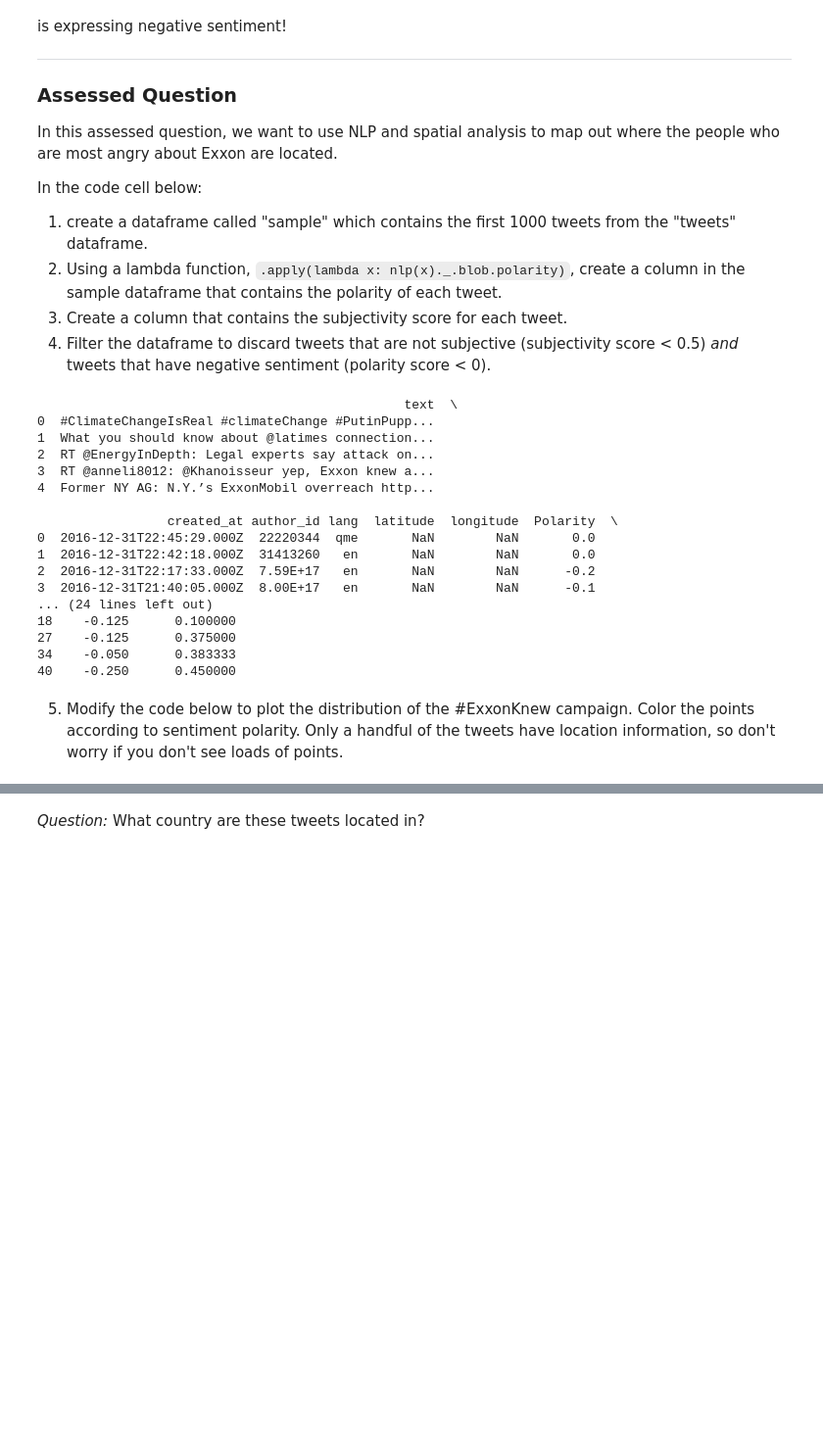
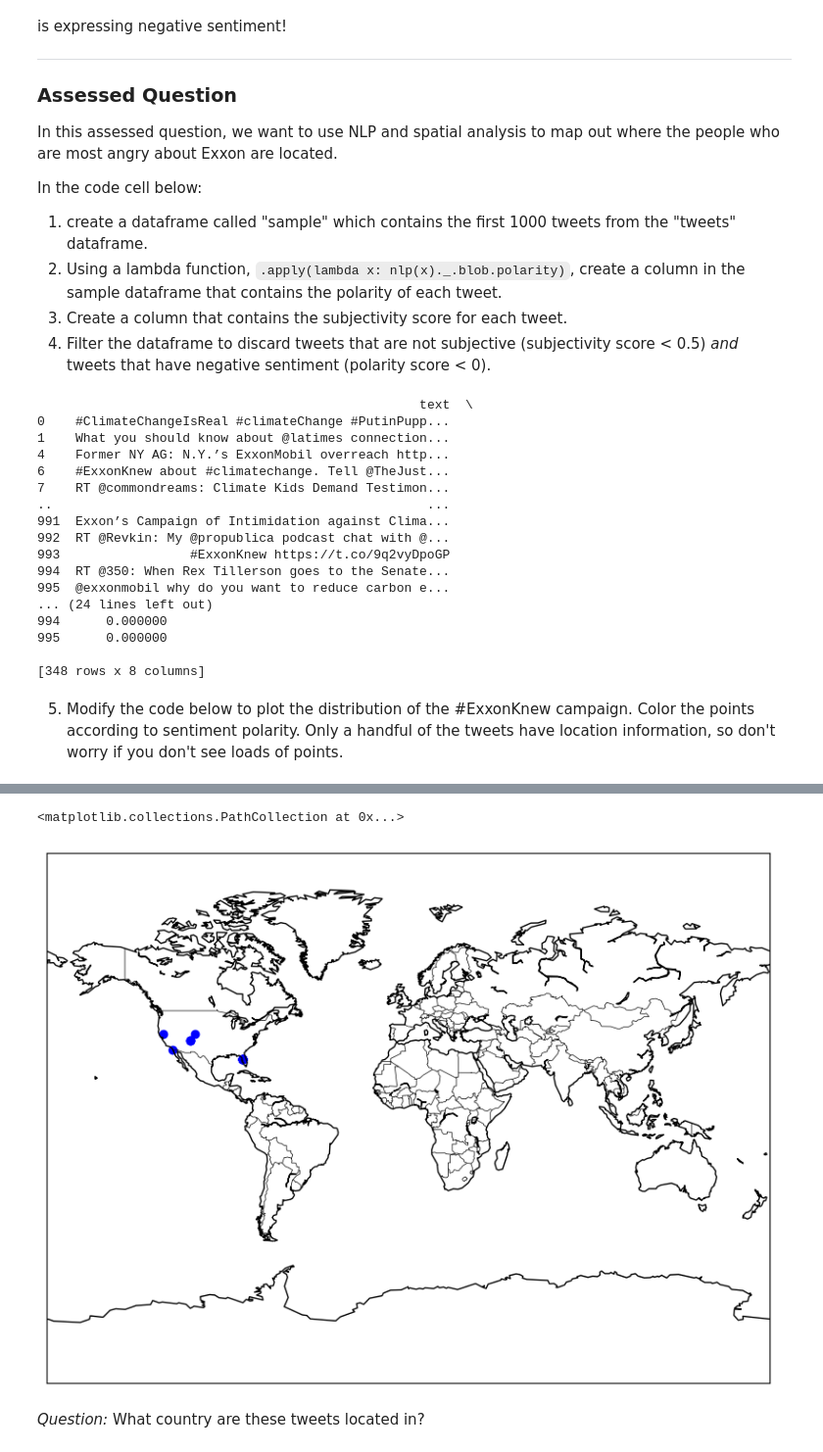
Before and after one commit to capucinelabouret/QM2, a Jupyter notebook: notebooks/W04. Natural Language Processing.ipynb, the cells around one changed output, grey strips where cells are left out. Shown at 98% size. Drawn from its saved outputs; the diff is of its cells as text; code cells hidden in the pictures; blank space fills up the shorter version.

```diff
--- a/notebooks/W04. Natural Language Processing.ipynb
+++ b/notebooks/W04. Natural Language Processing.ipynb
@@ -622,46 +608,38 @@ In the code cell below:
 3. Create a column that contains the subjectivity score for each tweet.
 4. Filter the dataframe to discard tweets that are not subjective (subjectivity score < 0.5) *and* tweets that have negative sentiment (polarity score < 0).
 # %%
-import pandas as pd
-import spacy
-from spacytextblob.spacytextblob import SpacyTextBlob
-
-nlp = spacy.load('en_core_web_sm')
-nlp.add_pipe("spacytextblob")
-doc = nlp(text)
-
-tweets=pd.read_csv('data/wk4/Exxon_tweets_clean.csv')
+from textblob.en import subjectivity
 sample = tweets.head(1000).copy()
-
 sample['Polarity'] = sample['text'].apply(lambda x: nlp(x)._.blob.polarity)
 sample['Subjectivity'] = sample['text'].apply(lambda x: nlp(x)._.blob.subjectivity)
-
-print(sample.head())
-
-condition = (sample['Subjectivity'] <0.5) & (sample['Polarity'] <0)
-filtered_sample = sample[condition]
-print(filtered_sample.head())
+max_subjectivity=0.5
+min_polarity=0
+polarity_condition=(sample['Polarity']>=min_polarity)
+subjectivity_condition=(sample['Subjectivity']<=max_subjectivity)
+filtered_data=sample[polarity_condition & subjectivity_condition]
+print(filtered_data)
 # %% [output]
-                                                text  \
-0  #ClimateChangeIsReal #climateChange #PutinPupp...
-1  What you should know about @latimes connection...
-2  RT @EnergyInDepth: Legal experts say attack on...
-3  RT @anneli8012: @Khanoisseur yep, Exxon knew a...
-4  Former NY AG: N.Y.’s ExxonMobil overreach http...
+                                                  text  \
+0    #ClimateChangeIsReal #climateChange #PutinPupp...
+1    What you should know about @latimes connection...
+4    Former NY AG: N.Y.’s ExxonMobil overreach http...
+6    #ExxonKnew about #climatechange. Tell @TheJust...
+7    RT @commondreams: Climate Kids Demand Testimon...
+..                                                 ...
+991  Exxon’s Campaign of Intimidation against Clima...
+992  RT @Revkin: My @propublica podcast chat with @...
+993                 #ExxonKnew https://t.co/9q2vyDpoGP
+994  RT @350: When Rex Tillerson goes to the Senate...
+995  @exxonmobil why do you want to reduce carbon e...
+... (24 lines left out)
+994      0.000000
+995      0.000000
 
-                 created_at author_id lang  latitude  longitude  Polarity  \
-0  2016-12-31T22:45:29.000Z  22220344  qme       NaN        NaN       0.0
-1  2016-12-31T22:42:18.000Z  31413260   en       NaN        NaN       0.0
-2  2016-12-31T22:17:33.000Z  7.59E+17   en       NaN        NaN      -0.2
-3  2016-12-31T21:40:05.000Z  8.00E+17   en       NaN        NaN      -0.1
-... (24 lines left out)
-18    -0.125      0.100000
-27    -0.125      0.375000
-34    -0.050      0.383333
-40    -0.250      0.450000
+[348 rows x 8 columns]
 # %% [markdown]
 5. Modify the code below to plot the distribution of the #ExxonKnew campaign. Color the points according to sentiment polarity. Only a handful of the tweets have location information, so don't worry if you don't see loads of points.
 # %%
+!pip install Basemap
 import matplotlib.pyplot as plt
 from mpl_toolkits.basemap import Basemap
 
@@ -670,11 +648,22 @@ map = Basemap(projection='mill')
 map.drawcountries()
 map.drawcoastlines()
 
+latitude = filtered_data['latitude']
+longitude = filtered_data['longitude']
+sentiment_polarity = filtered_data['Polarity']
+
+
+min_polarity = sentiment_polarity.min()
+max_polarity = sentiment_polarity.max()
+normalized_polarity = (sentiment_polarity - min_polarity)/(max_polarity-min_polarity)*2-1
+cmap = plt.get_cmap('coolwarm')
 map.scatter(
-      x=,
-      y=,
-      color=,
+      x=latitude,
+      y=longitude,
+      color= 'blue',
       latlon=True,
       vmin=-1,
       vmax=0)
+
+#Answer: the tweets are likely to be located in the USA
 # %% [output]
@@ -682,2 +686,4 @@ SyntaxError: ignored
+<matplotlib.collections.PathCollection at 0x...>
+[figure, added]
 # %% [markdown]
 *Question:* What country are these tweets located in?
```
Also changed, not shown: parts of 5 cells of this notebook.
